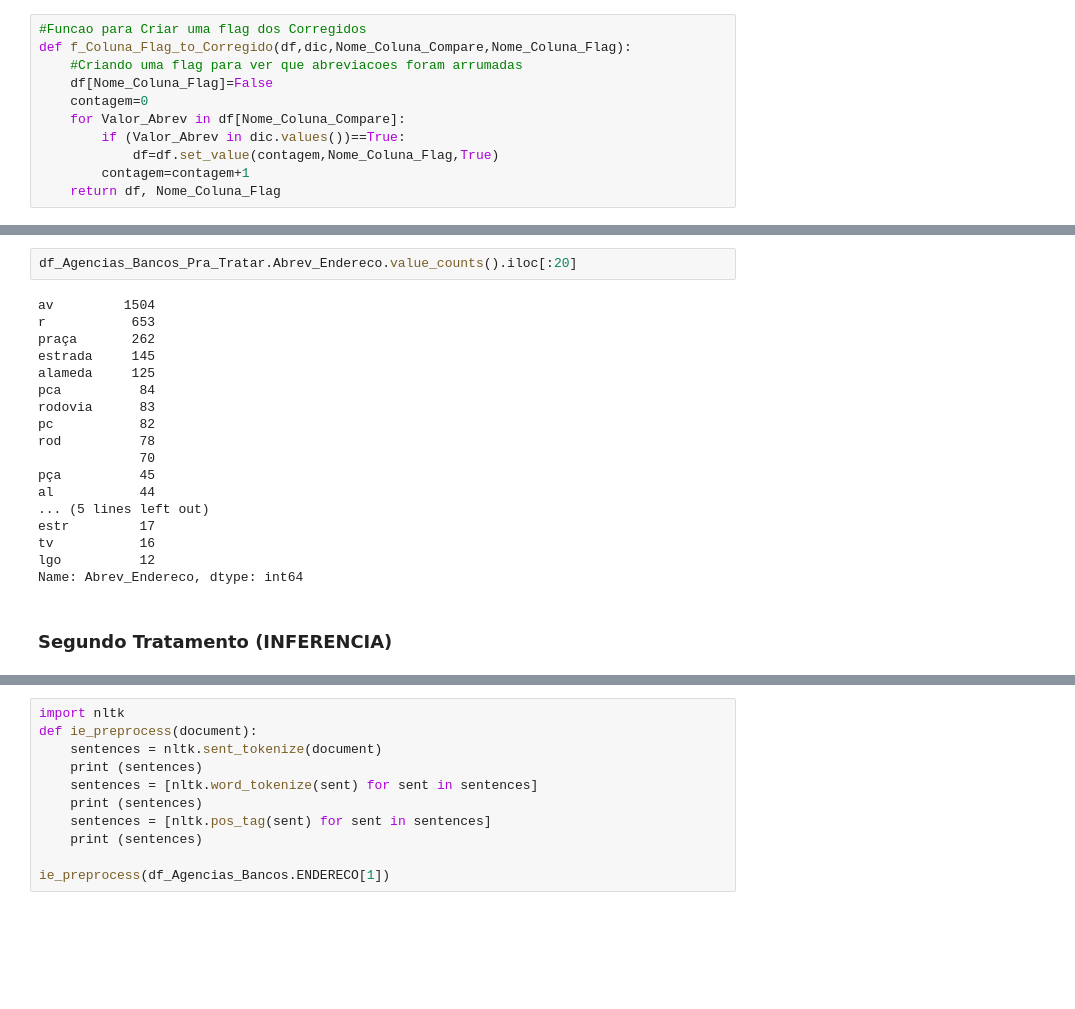
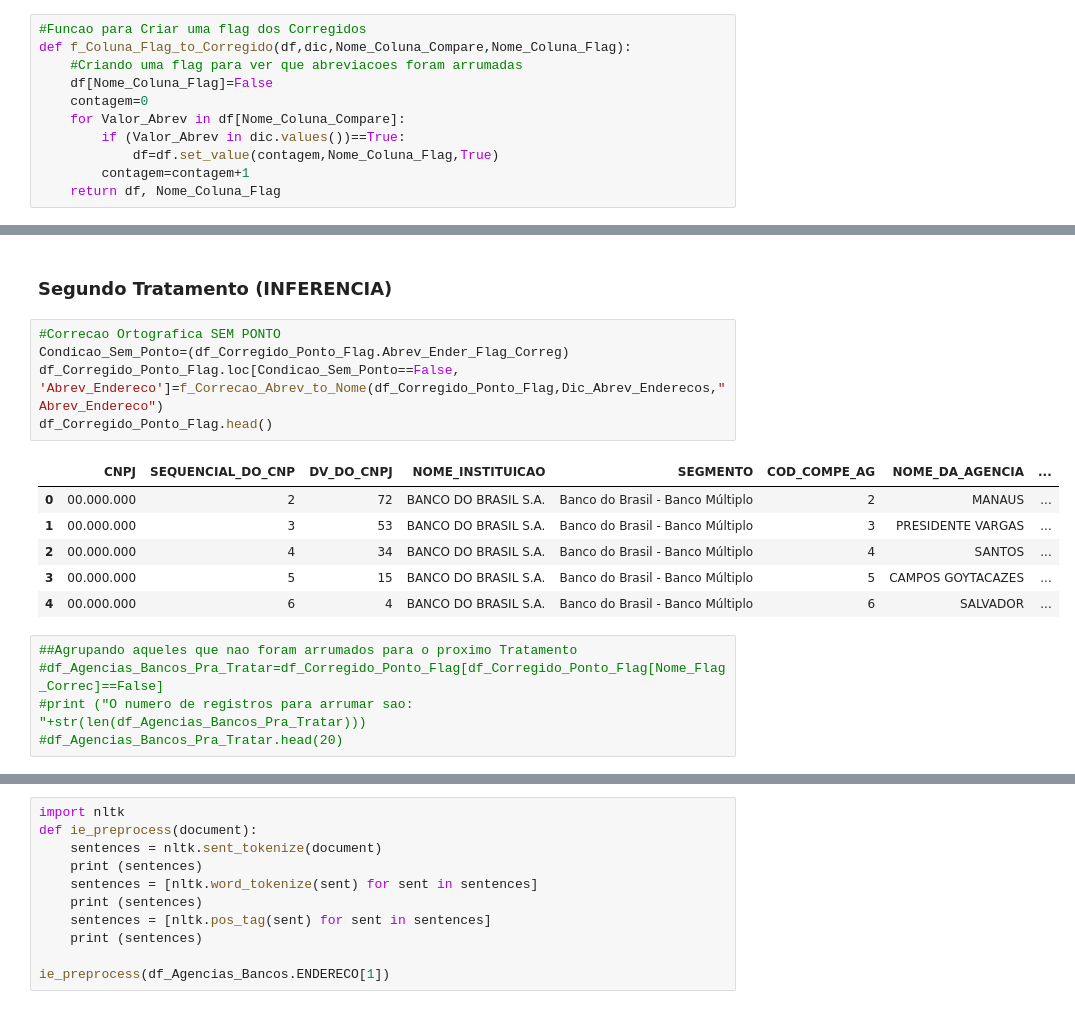
Before and after one commit to valdiviaguevara/DATASETS_TEST, a Jupyter notebook: Correios.ipynb, the cells around one changed output, grey strips where cells are left out. Saved outputs shown, nothing was run; the diff lists cells and outputs as text; blank space fills up the shorter version.

```diff
--- a/Correios.ipynb
+++ b/Correios.ipynb
@@ -137,22 +142,19 @@ O numero de registros para arrumar sao: 3870
-# %%
-df_Agencias_Bancos_Pra_Tratar.Abrev_Endereco.value_counts().iloc[:20]
-# %% [output]
-av         1504
-r           653
-praça       262
-estrada     145
-alameda     125
-pca          84
-rodovia      83
-pc           82
-rod          78
-             70
-pça          45
-al           44
-... (5 lines left out)
-estr         17
-tv           16
-lgo          12
-Name: Abrev_Endereco, dtype: int64
 # %% [markdown]
 ### Segundo Tratamento (INFERENCIA)
+# %%
+#Correcao Ortografica SEM PONTO
+Condicao_Sem_Ponto=(df_Corregido_Ponto_Flag.Abrev_Ender_Flag_Correg)
+df_Corregido_Ponto_Flag.loc[Condicao_Sem_Ponto==False, 'Abrev_Endereco']=f_Correcao_Abrev_to_Nome(df_Corregido_Ponto_Flag,Dic_Abrev_Enderecos,"Abrev_Endereco")
+df_Corregido_Ponto_Flag.head()
+# %% [output]
+|  | CNPJ | SEQUENCIAL_DO_CNP | DV_DO_CNPJ | NOME_INSTITUICAO | SEGMENTO | COD_COMPE_AG | NOME_DA_AGENCIA | ... |
+| 0 | 00.000.000 | 2 | 72 | BANCO DO BRASIL S.A. | Banco do Brasil - Banco Múltiplo | 2 | MANAUS | ... |
+| 1 | 00.000.000 | 3 | 53 | BANCO DO BRASIL S.A. | Banco do Brasil - Banco Múltiplo | 3 | PRESIDENTE VARGAS | ... |
+| 2 | 00.000.000 | 4 | 34 | BANCO DO BRASIL S.A. | Banco do Brasil - Banco Múltiplo | 4 | SANTOS | ... |
+| 3 | 00.000.000 | 5 | 15 | BANCO DO BRASIL S.A. | Banco do Brasil - Banco Múltiplo | 5 | CAMPOS GOYTACAZES | ... |
+| 4 | 00.000.000 | 6 | 4 | BANCO DO BRASIL S.A. | Banco do Brasil - Banco Múltiplo | 6 | SALVADOR | ... |
+# %%
+##Agrupando aqueles que nao foram arrumados para o proximo Tratamento
+#df_Agencias_Bancos_Pra_Tratar=df_Corregido_Ponto_Flag[df_Corregido_Ponto_Flag[Nome_Flag_Correc]==False]
+#print ("O numero de registros para arrumar sao: "+str(len(df_Agencias_Bancos_Pra_Tratar)))
+#df_Agencias_Bancos_Pra_Tratar.head(20)
```
Also changed, not shown: parts of 13 cells of this notebook.
